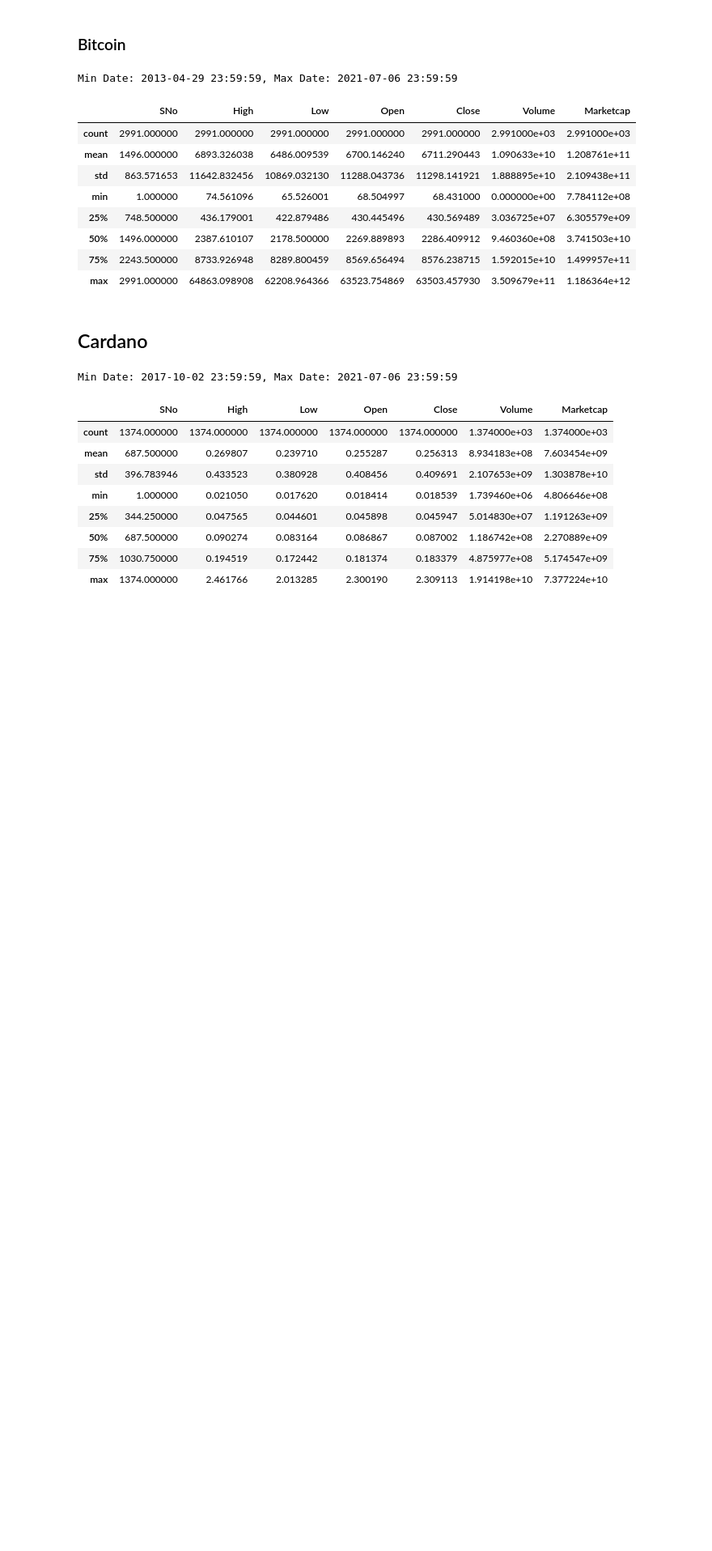
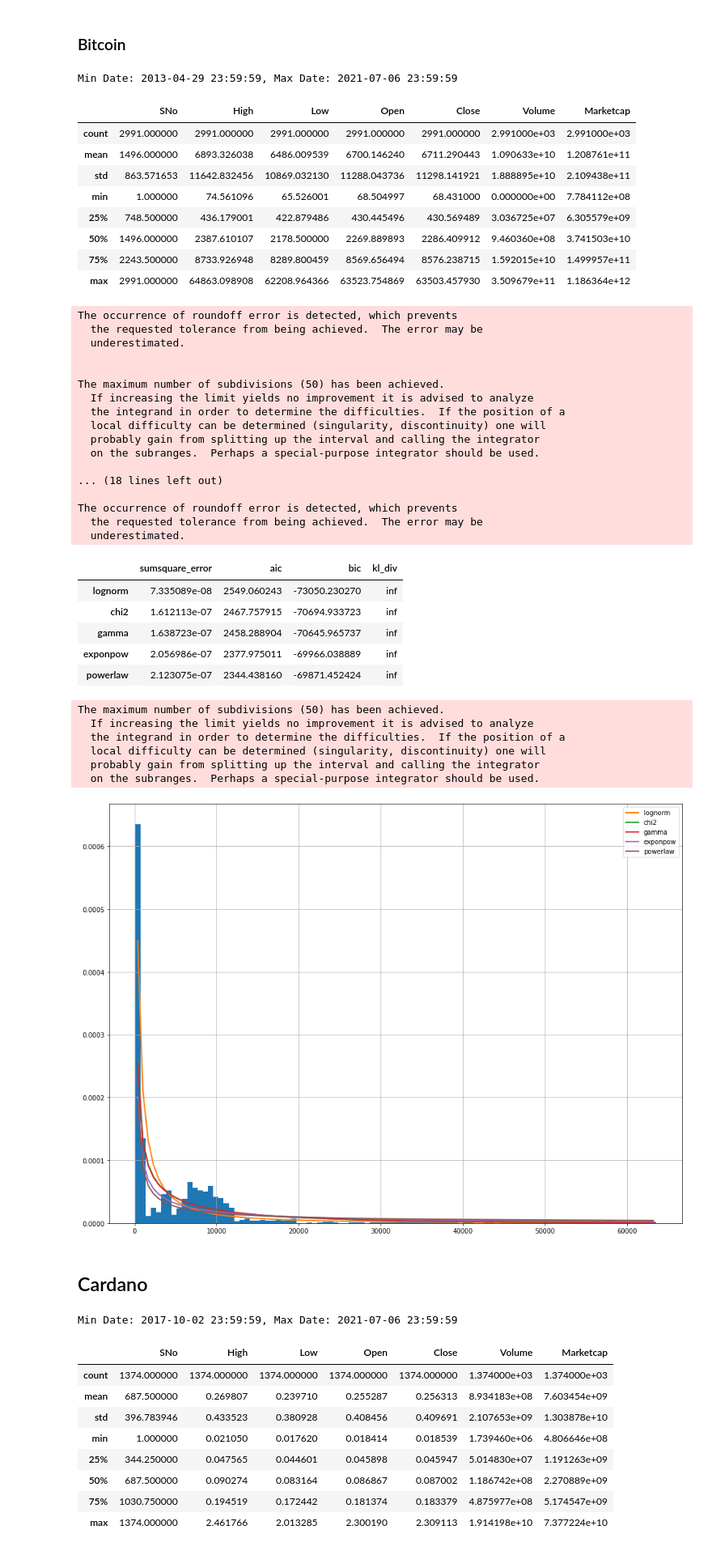
Before and after one commit to jcalvesoliveira/crypto-deep-learning, a Jupyter notebook: notebooks/1.0-initial-data-exploration.ipynb, the cells around one changed output. Shown at 81% size. Saved outputs shown, nothing was run; the diff lists cells and outputs as text; code cells hidden in the pictures; blank space fills up the shorter version.

```diff
--- a/notebooks/1.0-initial-data-exploration.ipynb
+++ b/notebooks/1.0-initial-data-exploration.ipynb
@@ -104,6 +118,41 @@ fig = go.Figure(data=go.Ohlc(x=df[df.Symbol == 'BTC']['Date'],
                              close=df[df.Symbol == 'BTC']['Close']))
 fig.update_layout(title='Bitcoin OHLC', yaxis_title='Stock Price (USD)')
 fig.show(renderer="svg")
+# %%
+f = Fitter(df[df.Symbol == 'BTC']['Close'], distributions='common')
+f.fit()
+f.summary()
+# %% [output]
+The occurrence of roundoff error is detected, which prevents
+  the requested tolerance from being achieved.  The error may be
+  underestimated.
+
+
+The maximum number of subdivisions (50) has been achieved.
+  If increasing the limit yields no improvement it is advised to analyze
+  the integrand in order to determine the difficulties.  If the position of a
+  local difficulty can be determined (singularity, discontinuity) one will
+  probably gain from splitting up the interval and calling the integrator
+  on the subranges.  Perhaps a special-purpose integrator should be used.
+
+... (18 lines left out)
+
+The occurrence of roundoff error is detected, which prevents
+  the requested tolerance from being achieved.  The error may be
+  underestimated.
+|  | sumsquare_error | aic | bic | kl_div |
+| lognorm | 7.335089e-08 | 2549.060243 | -73050.230270 | inf |
+| chi2 | 1.612113e-07 | 2467.757915 | -70694.933723 | inf |
+| gamma | 1.638723e-07 | 2458.288904 | -70645.965737 | inf |
+| exponpow | 2.056986e-07 | 2377.975011 | -69966.038889 | inf |
+| powerlaw | 2.123075e-07 | 2344.438160 | -69871.452424 | inf |
+The maximum number of subdivisions (50) has been achieved.
+  If increasing the limit yields no improvement it is advised to analyze
+  the integrand in order to determine the difficulties.  If the position of a
+  local difficulty can be determined (singularity, discontinuity) one will
+  probably gain from splitting up the interval and calling the integrator
+  on the subranges.  Perhaps a special-purpose integrator should be used.
+[figure, added]
 # %% [markdown]
 ## Cardano
 # %%
```
Also changed, not shown: parts of 48 cells of this notebook, 7 other files.
